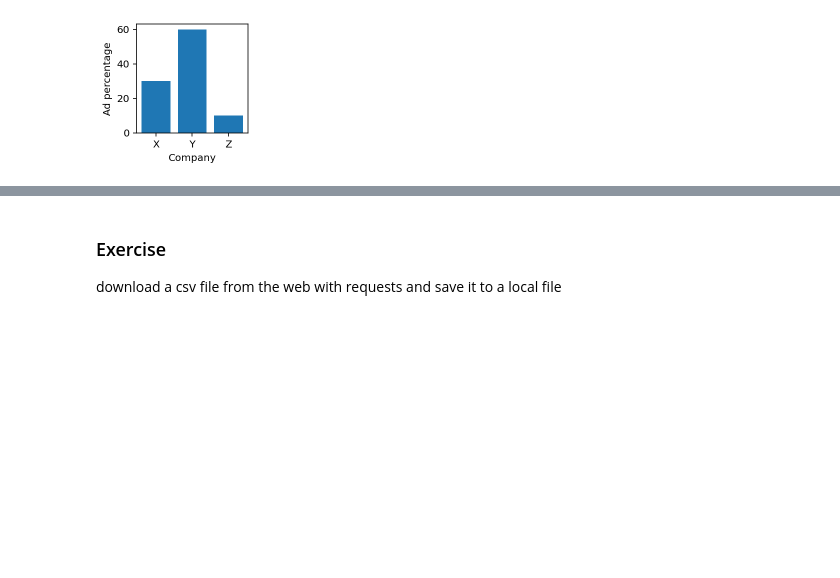
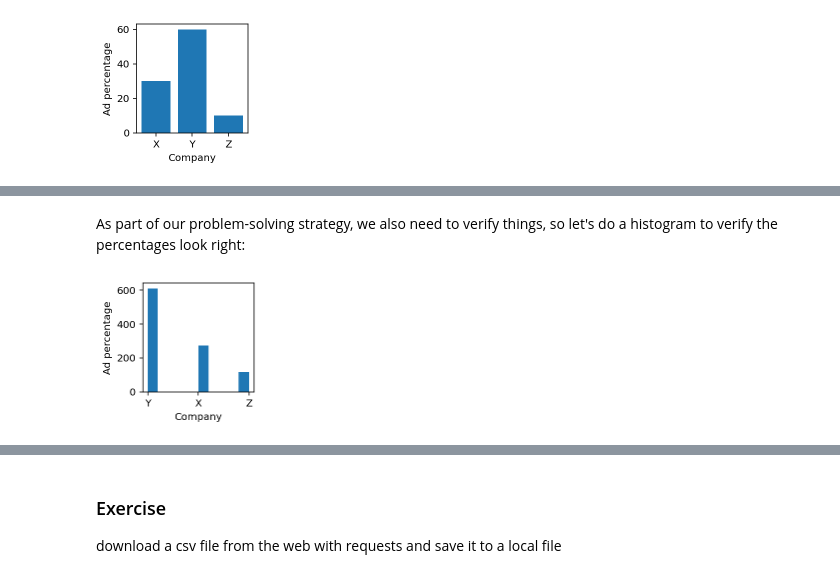
Before and after one commit to parrt/msds501, a Jupyter notebook: notes/problem-solving.ipynb, the cells around one changed output, grey strips where cells are left out. Cells and saved outputs as stored; diff of their text form; code cells hidden in the pictures; blank space fills up the shorter version.

```diff
--- a/notes/problem-solving.ipynb
+++ b/notes/problem-solving.ipynb
@@ -84,0 +100,8 @@ keep a count of the different elements
+# %%
+def select(companies):
+    i = np.random.random() # throw a dart
+    if i>=0 and i<.30:
+        return companies[0]
+    if i>=.30 and i<.90:
+        return companies[1]
+    return companies[2]
@@ -84,0 +113,10 @@ keep a count of the different elements
+# %% [markdown]
+As part of our problem-solving strategy, we also need to verify things, so let's do a histogram to verify the percentages look right:
+# %%
+plt.figure(figsize=(2,2))
+plt.hist(ads)
+plt.xlabel("Company")
+plt.ylabel("Ad percentage")
+plt.show()
+# %% [output]
+[figure, added]
```
Also changed, not shown: parts of 20 cells of this notebook, 3 other files.
